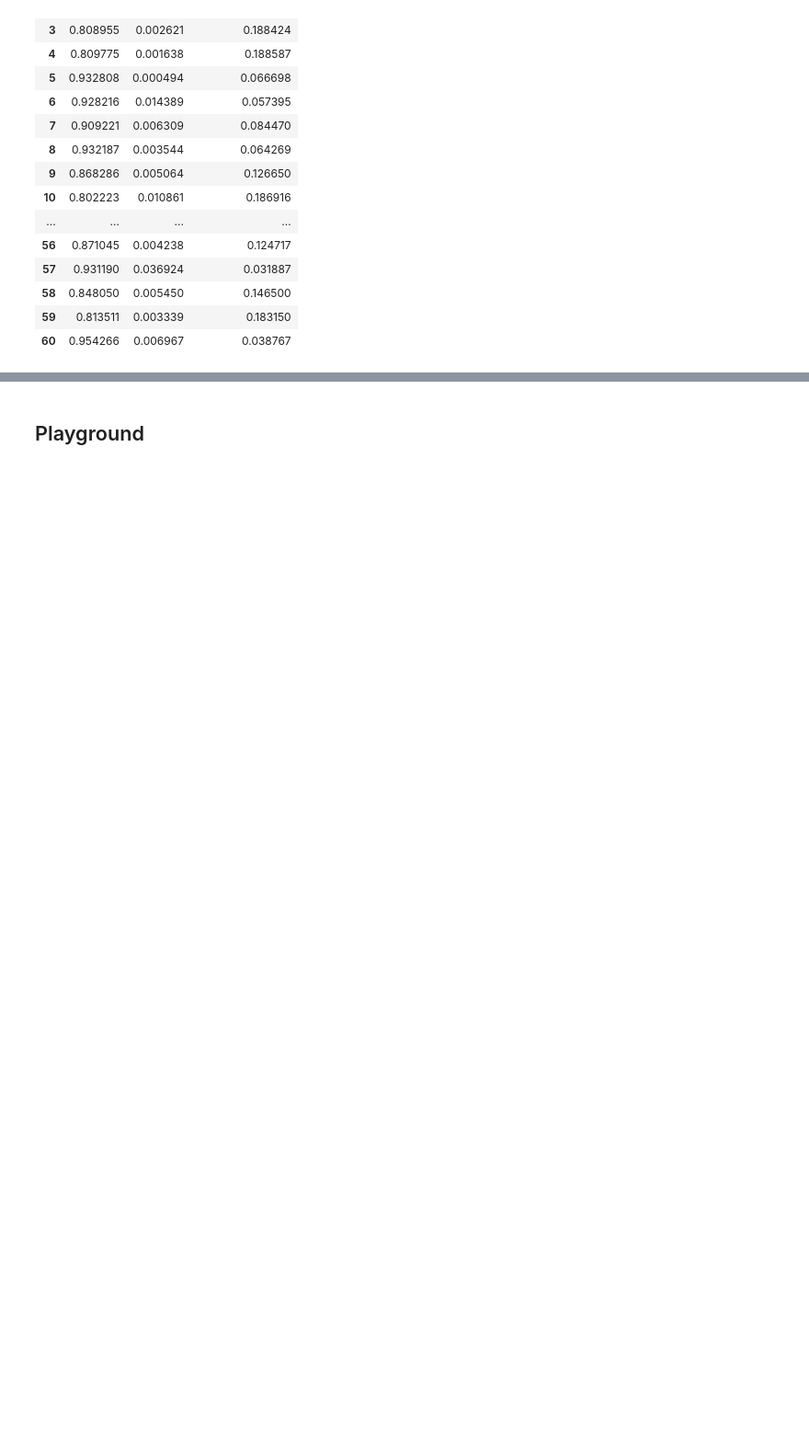
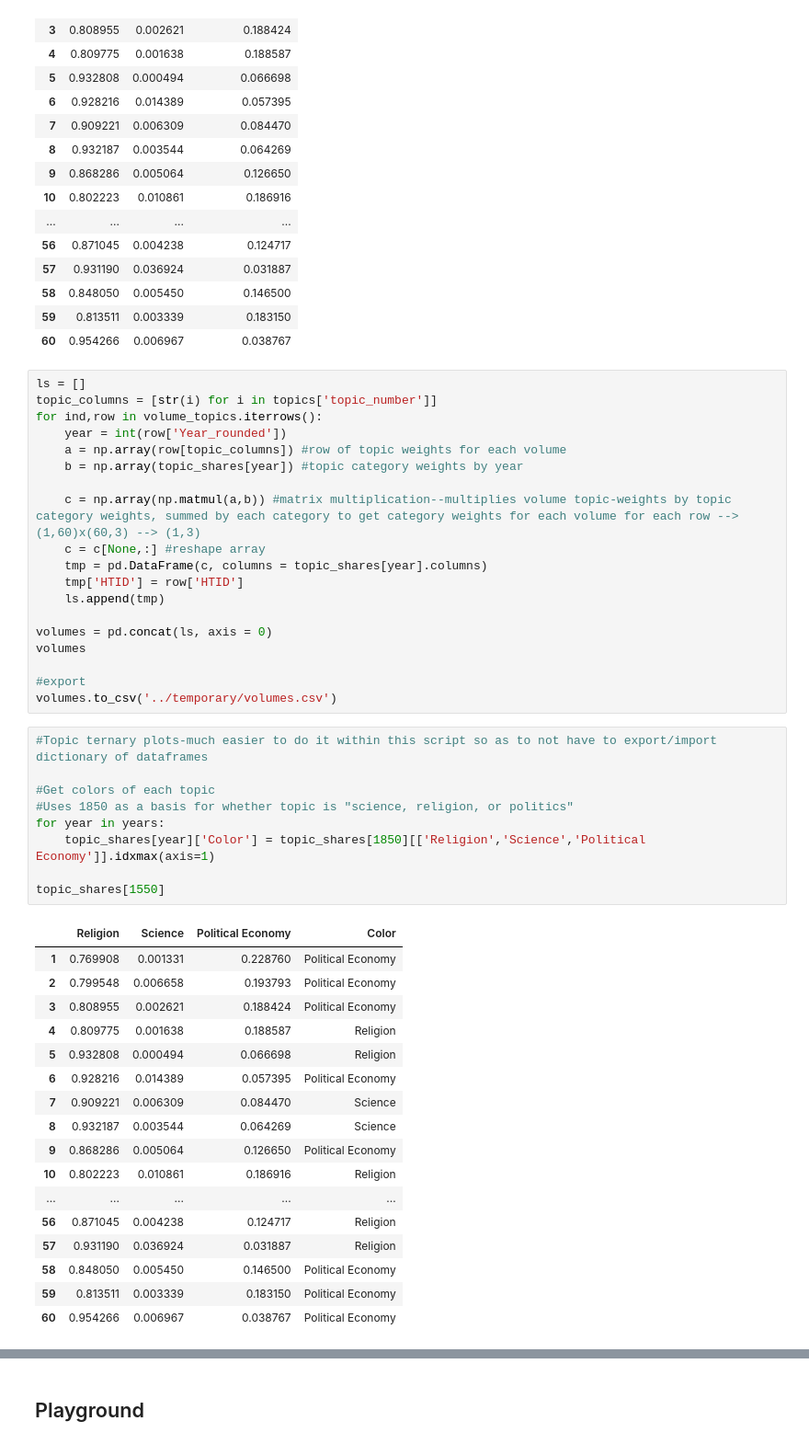
Before and after one commit to austinkennedy/Hathitrust, a Jupyter notebook: code/topic_volume_weights.ipynb, the cells around one changed output, grey strips where cells are left out. Shown at 92% size. Drawn from its saved outputs; the diff is of its cells as text; blank space fills up the shorter version.

```diff
--- a/code/topic_volume_weights.ipynb
+++ b/code/topic_volume_weights.ipynb
@@ -106,3 +134,49 @@ topic_shares[1550]
 | 58 | 0.848050 | 0.005450 | 0.146500 |
 | 59 | 0.813511 | 0.003339 | 0.183150 |
 | 60 | 0.954266 | 0.006967 | 0.038767 |
+# %%
+ls = []
+topic_columns = [str(i) for i in topics['topic_number']]
+for ind,row in volume_topics.iterrows():
+    year = int(row['Year_rounded'])
+    a = np.array(row[topic_columns]) #row of topic weights for each volume
+    b = np.array(topic_shares[year]) #topic category weights by year
+
+    c = np.array(np.matmul(a,b)) #matrix multiplication--multiplies volume topic-weights by topic category weights, summed by each category to get category weights for each volume for each row --> (1,60)x(60,3) --> (1,3)
+    c = c[None,:] #reshape array
+    tmp = pd.DataFrame(c, columns = topic_shares[year].columns)
+    tmp['HTID'] = row['HTID']
+    ls.append(tmp)
+
+volumes = pd.concat(ls, axis = 0)
+volumes
+
+#export
+volumes.to_csv('../temporary/volumes.csv')
+# %%
+#Topic ternary plots-much easier to do it within this script so as to not have to export/import dictionary of dataframes
+
+#Get colors of each topic
+#Uses 1850 as a basis for whether topic is "science, religion, or politics"
+for year in years:
+    topic_shares[year]['Color'] = topic_shares[1850][['Religion','Science','Political Economy']].idxmax(axis=1)
+
+topic_shares[1550]
+# %% [output]
+|  | Religion | Science | Political Economy | Color |
+| 1 | 0.769908 | 0.001331 | 0.228760 | Political Economy |
+| 2 | 0.799548 | 0.006658 | 0.193793 | Political Economy |
+| 3 | 0.808955 | 0.002621 | 0.188424 | Political Economy |
+| 4 | 0.809775 | 0.001638 | 0.188587 | Religion |
+| 5 | 0.932808 | 0.000494 | 0.066698 | Religion |
+| 6 | 0.928216 | 0.014389 | 0.057395 | Political Economy |
+| 7 | 0.909221 | 0.006309 | 0.084470 | Science |
+| 8 | 0.932187 | 0.003544 | 0.064269 | Science |
+| 9 | 0.868286 | 0.005064 | 0.126650 | Political Economy |
+| 10 | 0.802223 | 0.010861 | 0.186916 | Religion |
+| ... | ... | ... | ... | ... |
+| 56 | 0.871045 | 0.004238 | 0.124717 | Religion |
+| 57 | 0.931190 | 0.036924 | 0.031887 | Religion |
+| 58 | 0.848050 | 0.005450 | 0.146500 | Political Economy |
+| 59 | 0.813511 | 0.003339 | 0.183150 | Political Economy |
+| 60 | 0.954266 | 0.006967 | 0.038767 | Political Economy |
```
Also changed, not shown: parts of 27 cells of this notebook, 1 other file.
